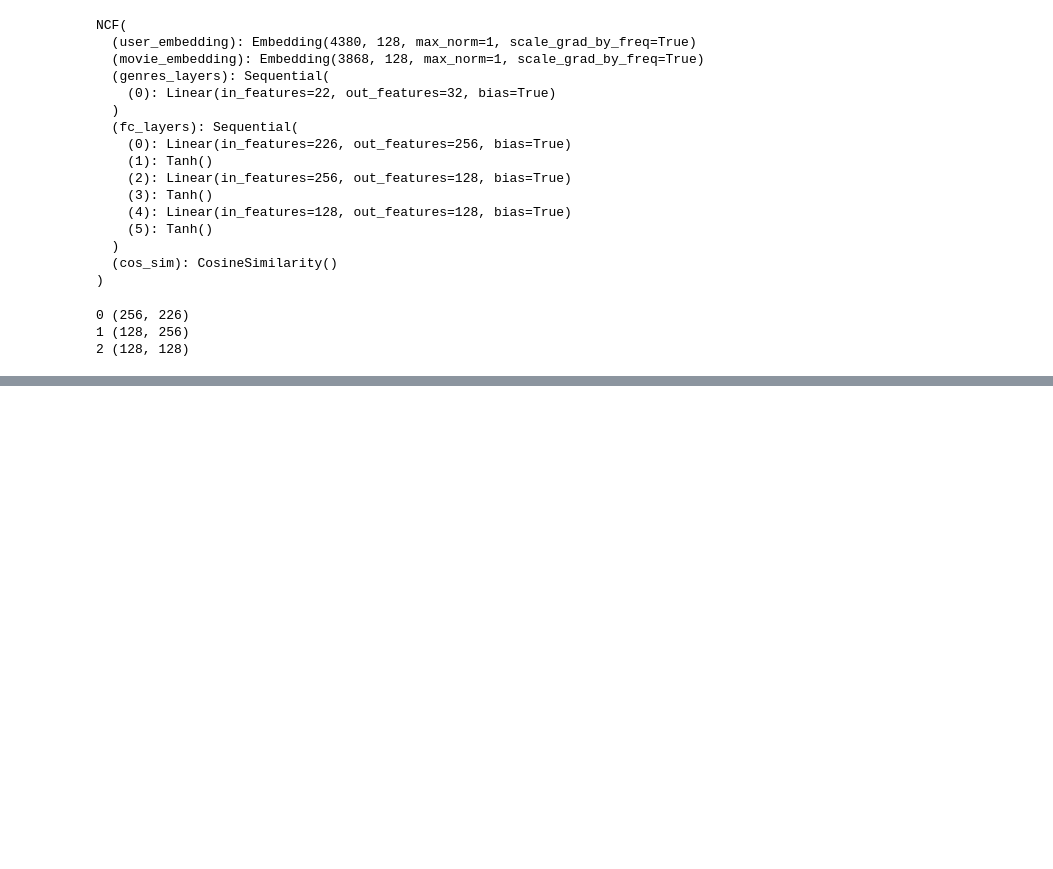
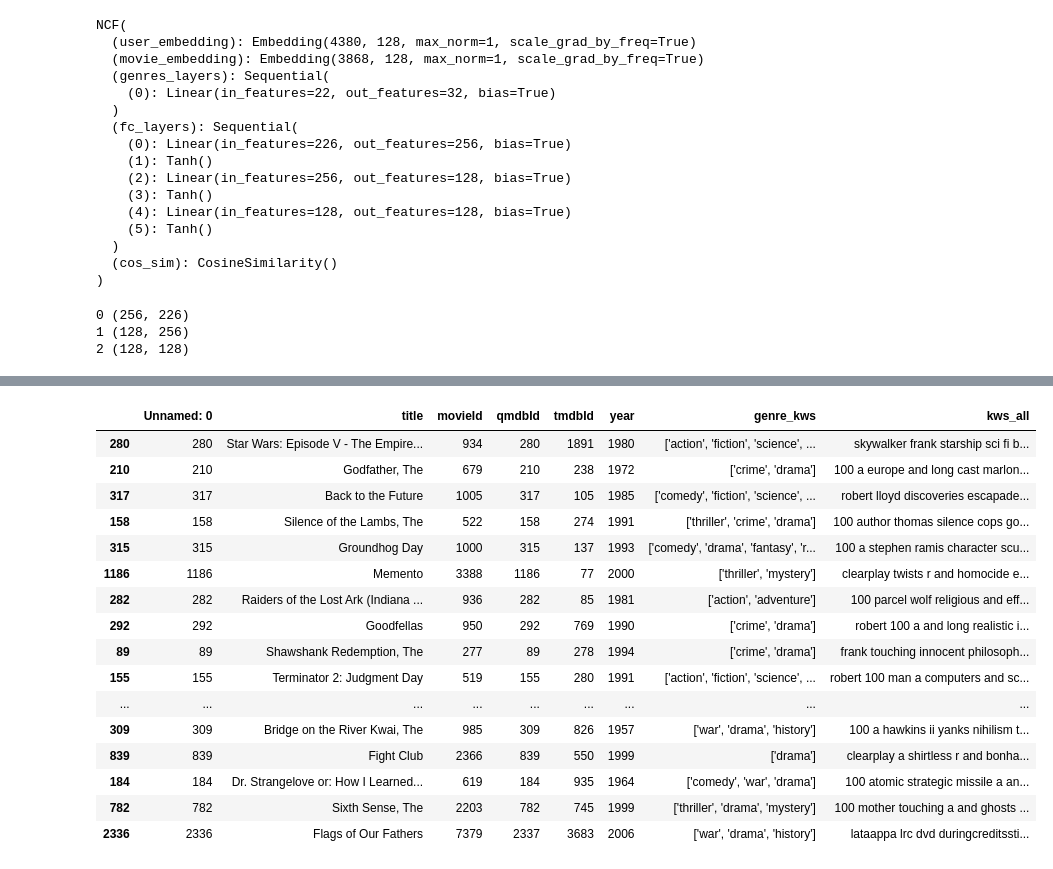
Before and after one commit to zxzhaixiang/QMDB, a Jupyter notebook: model/get_model_weight.ipynb, the cells around one changed output, grey strips where cells are left out. Drawn from its saved outputs; the diff is of its cells as text; code cells hidden in the pictures; blank space fills up the shorter version.

Commit message:
updated weight and prediction python code

```diff
--- a/model/get_model_weight.ipynb
+++ b/model/get_model_weight.ipynb
@@ -175,2 +195,28 @@ def compute_final_embedding(model_weights, query, user_embedding, genres, isWeek
+# %%
+movie_df = pd.read_csv(os.path.join('./../data/processed_data/','keywords_all.csv'))
 # %%
-a=compute_final_embedding(model_weights, 'hello world', np.zeros(128),['western'], 1, 4)
+a = compute_final_embedding(model_weights, 'toy story', np.zeros(128),['family'], 1, 12)
+# %%
+score = movie_embedding.dot(a)
+# %%
+movie_id = np.argsort(score)[::-1][:50]
+# %%
+movie_df.iloc[list(movie_id)]
+# %% [output]
+|  | Unnamed: 0 | title | movieId | qmdbId | tmdbId | year | genre_kws | kws_all |
+| 280 | 280 | Star Wars: Episode V - The Empire... | 934 | 280 | 1891 | 1980 | ['action', 'fiction', 'science', ... | skywalker frank starship sci fi b... |
+| 210 | 210 | Godfather, The | 679 | 210 | 238 | 1972 | ['crime', 'drama'] | 100 a europe and long cast marlon... |
+| 317 | 317 | Back to the Future | 1005 | 317 | 105 | 1985 | ['comedy', 'fiction', 'science', ... | robert lloyd discoveries escapade... |
+| 158 | 158 | Silence of the Lambs, The | 522 | 158 | 274 | 1991 | ['thriller', 'crime', 'drama'] | 100 author thomas silence cops go... |
+| 315 | 315 | Groundhog Day | 1000 | 315 | 137 | 1993 | ['comedy', 'drama', 'fantasy', 'r... | 100 a stephen ramis character scu... |
+| 1186 | 1186 | Memento | 3388 | 1186 | 77 | 2000 | ['thriller', 'mystery'] | clearplay twists r and homocide e... |
+| 282 | 282 | Raiders of the Lost Ark (Indiana ... | 936 | 282 | 85 | 1981 | ['action', 'adventure'] | 100 parcel wolf religious and eff... |
+| 292 | 292 | Goodfellas | 950 | 292 | 769 | 1990 | ['crime', 'drama'] | robert 100 a and long realistic i... |
+| 89 | 89 | Shawshank Redemption, The | 277 | 89 | 278 | 1994 | ['crime', 'drama'] | frank touching innocent philosoph... |
+| 155 | 155 | Terminator 2: Judgment Day | 519 | 155 | 280 | 1991 | ['action', 'fiction', 'science', ... | robert 100 man a computers and sc... |
+| ... | ... | ... | ... | ... | ... | ... | ... | ... |
+| 309 | 309 | Bridge on the River Kwai, The | 985 | 309 | 826 | 1957 | ['war', 'drama', 'history'] | 100 a hawkins ii yanks nihilism t... |
+| 839 | 839 | Fight Club | 2366 | 839 | 550 | 1999 | ['drama'] | clearplay a shirtless r and bonha... |
+| 184 | 184 | Dr. Strangelove or: How I Learned... | 619 | 184 | 935 | 1964 | ['comedy', 'war', 'drama'] | 100 atomic strategic missile a an... |
+| 782 | 782 | Sixth Sense, The | 2203 | 782 | 745 | 1999 | ['thriller', 'drama', 'mystery'] | 100 mother touching a and ghosts ... |
+| 2336 | 2336 | Flags of Our Fathers | 7379 | 2337 | 3683 | 2006 | ['war', 'drama', 'history'] | lataappa lrc dvd duringcreditssti... |
```
Also changed, not shown: parts of 1 cell of this notebook, 6 other files.
